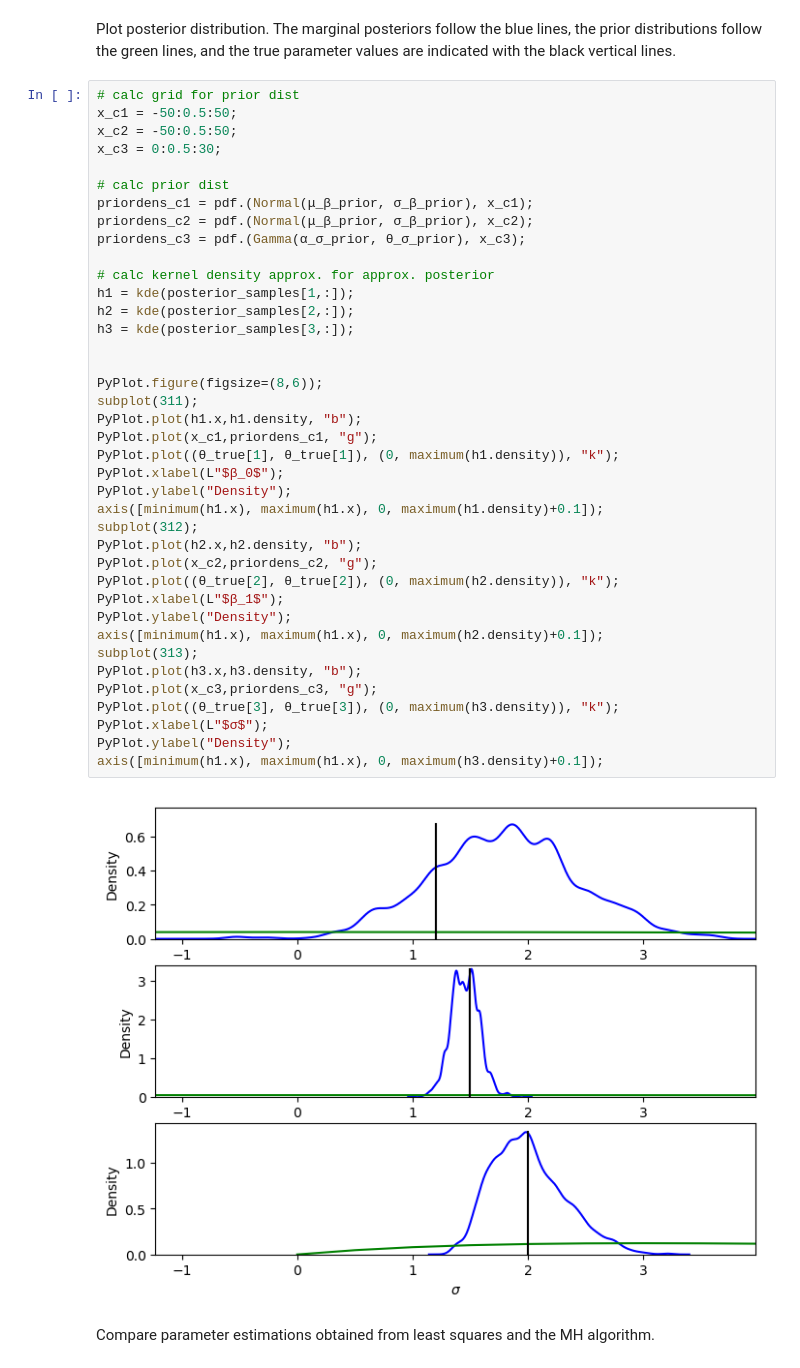
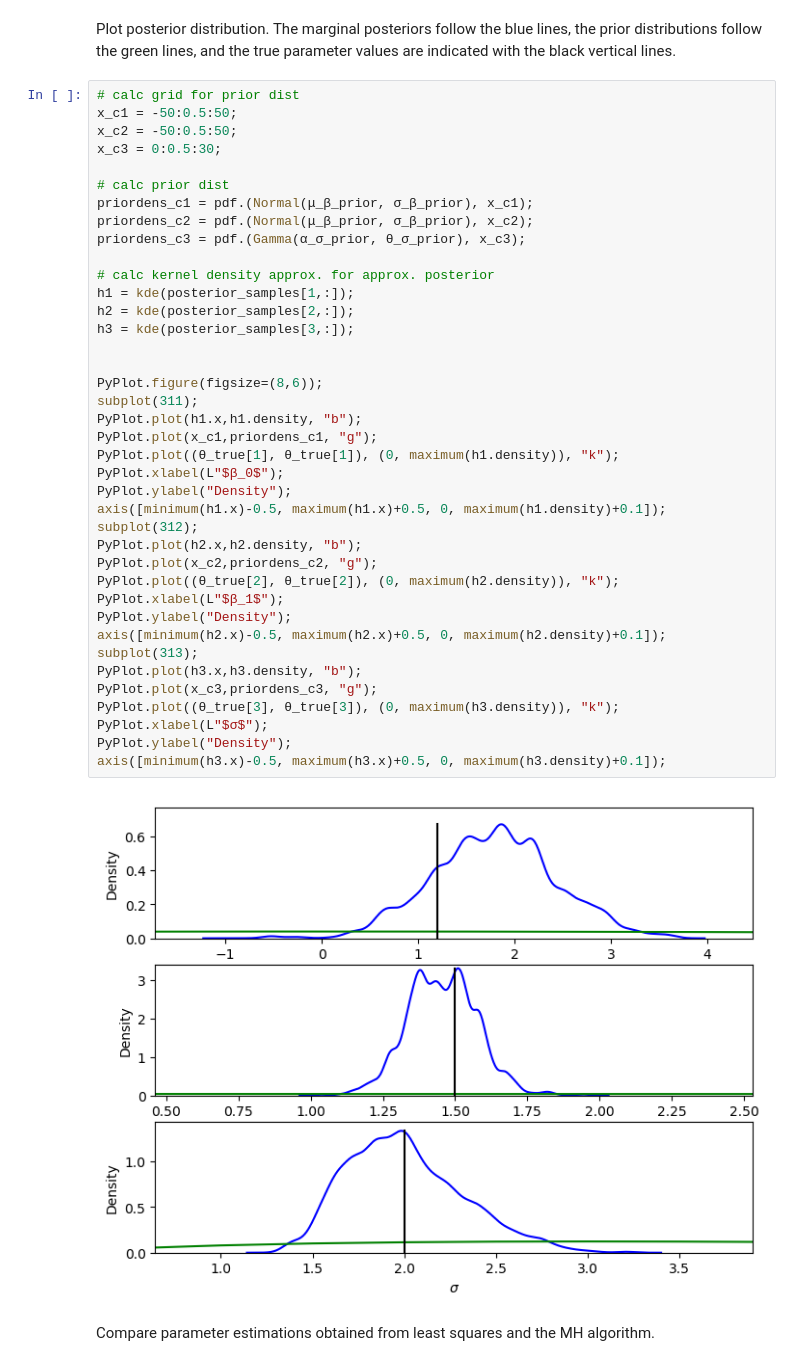
Before and after one commit to SamuelWiqvist/introlikelihoodfree, a Jupyter notebook: An introduction to likelihood-free inference.ipynb, the cells around one changed output. Saved outputs shown, nothing was run; the diff lists cells and outputs as text.

```diff
--- a/An introduction to likelihood-free inference.ipynb
+++ b/An introduction to likelihood-free inference.ipynb
@@ -400,37 +400,37 @@ x_c3 = 0:0.5:30;
 priordens_c1 = pdf.(Normal(μ_β_prior, σ_β_prior), x_c1);
 priordens_c2 = pdf.(Normal(μ_β_prior, σ_β_prior), x_c2);
 priordens_c3 = pdf.(Gamma(α_σ_prior, θ_σ_prior), x_c3);
 
 # calc kernel density approx. for approx. posterior
 h1 = kde(posterior_samples[1,:]);
 h2 = kde(posterior_samples[2,:]);
 h3 = kde(posterior_samples[3,:]);
 
 
 PyPlot.figure(figsize=(8,6));
 subplot(311);
 PyPlot.plot(h1.x,h1.density, "b");
 PyPlot.plot(x_c1,priordens_c1, "g");
 PyPlot.plot((θ_true[1], θ_true[1]), (0, maximum(h1.density)), "k");
 PyPlot.xlabel(L"$β_0$");
 PyPlot.ylabel("Density");
-axis([minimum(h1.x), maximum(h1.x), 0, maximum(h1.density)+0.1]);
+axis([minimum(h1.x)-0.5, maximum(h1.x)+0.5, 0, maximum(h1.density)+0.1]);
 subplot(312);
 PyPlot.plot(h2.x,h2.density, "b");
 PyPlot.plot(x_c2,priordens_c2, "g");
 PyPlot.plot((θ_true[2], θ_true[2]), (0, maximum(h2.density)), "k");
 PyPlot.xlabel(L"$β_1$");
 PyPlot.ylabel("Density");
-axis([minimum(h1.x), maximum(h1.x), 0, maximum(h2.density)+0.1]);
+axis([minimum(h2.x)-0.5, maximum(h2.x)+0.5, 0, maximum(h2.density)+0.1]);
 subplot(313);
 PyPlot.plot(h3.x,h3.density, "b");
 PyPlot.plot(x_c3,priordens_c3, "g");
 PyPlot.plot((θ_true[3], θ_true[3]), (0, maximum(h3.density)), "k");
 PyPlot.xlabel(L"$σ$");
 PyPlot.ylabel("Density");
-axis([minimum(h1.x), maximum(h1.x), 0, maximum(h3.density)+0.1]);
+axis([minimum(h3.x)-0.5, maximum(h3.x)+0.5, 0, maximum(h3.density)+0.1]);
 # %% [output]
-[figure, old version]
+[figure, new version]
 # %% [markdown]
 Compare parameter estimations obtained from least squares and the MH algorithm.
 # %%
```
Also changed, not shown: parts of 8 cells of this notebook.
